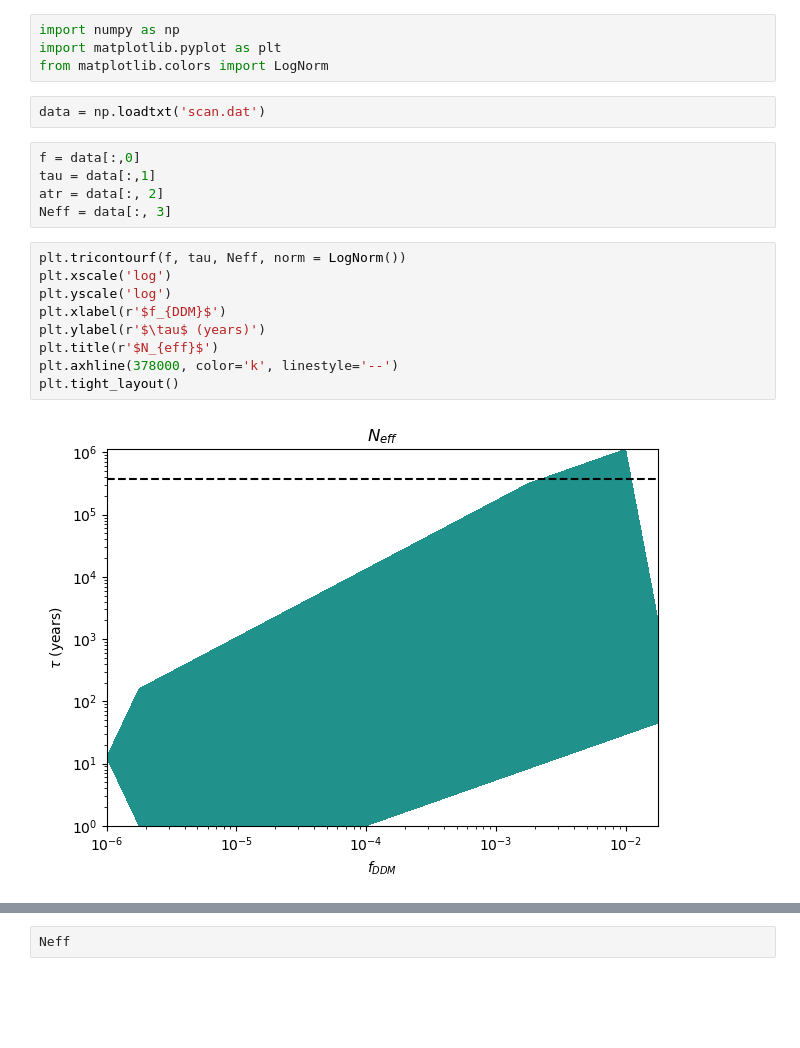
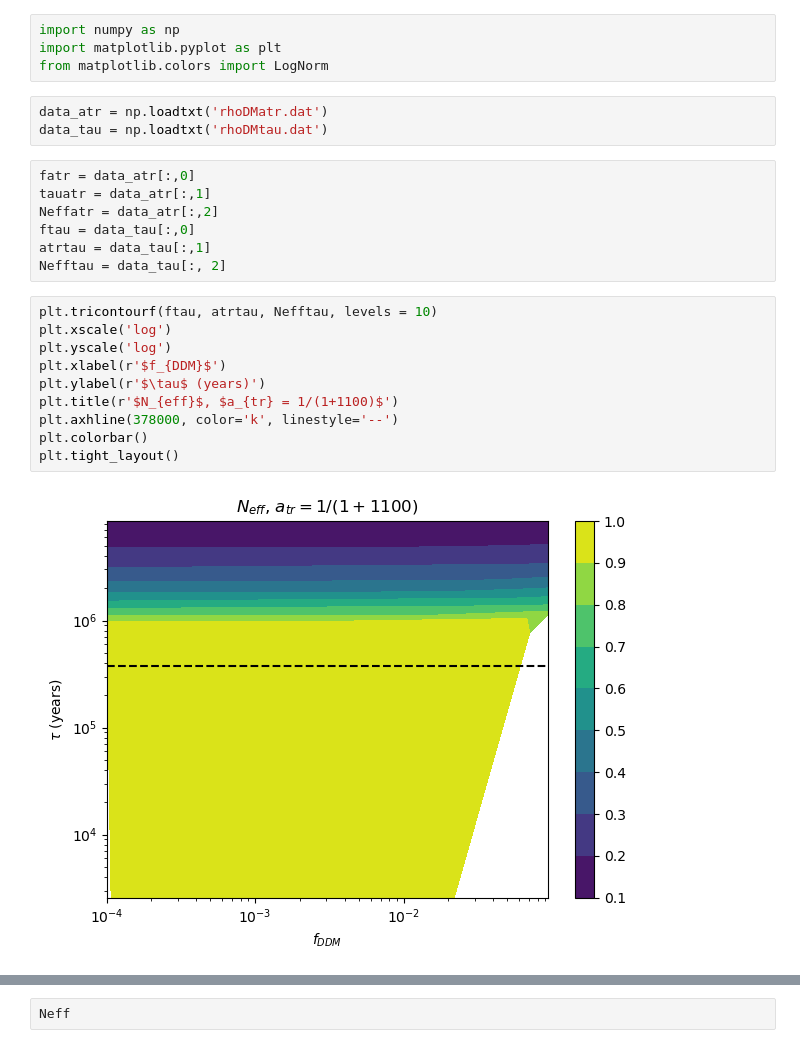
Before and after one commit to KoniOKoni/COFI, a Jupyter notebook: Untitled.ipynb, the cells around one changed output, grey strips where cells are left out. Saved outputs shown, nothing was run; the diff lists cells and outputs as text; blank space fills up the shorter version.

```diff
--- a/Untitled.ipynb
+++ b/Untitled.ipynb
@@ -3,21 +3,25 @@ import numpy as np
 import matplotlib.pyplot as plt
 from matplotlib.colors import LogNorm
 # %%
-data = np.loadtxt('scan.dat')
+data_atr = np.loadtxt('rhoDMatr.dat')
+data_tau = np.loadtxt('rhoDMtau.dat')
 # %%
-f = data[:,0]
-tau = data[:,1]
-atr = data[:, 2]
-Neff = data[:, 3]
+fatr = data_atr[:,0]
+tauatr = data_atr[:,1]
+Neffatr = data_atr[:,2]
+ftau = data_tau[:,0]
+atrtau = data_tau[:,1]
+Nefftau = data_tau[:, 2]
 # %%
-plt.tricontourf(f, tau, Neff, norm = LogNorm())
+plt.tricontourf(ftau, atrtau, Nefftau, levels = 10)
 plt.xscale('log')
 plt.yscale('log')
 plt.xlabel(r'$f_{DDM}$')
 plt.ylabel(r'$\tau$ (years)')
-plt.title(r'$N_{eff}$')
+plt.title(r'$N_{eff}$, $a_{tr} = 1/(1+1100)$')
 plt.axhline(378000, color='k', linestyle='--')
+plt.colorbar()
 plt.tight_layout()
 # %% [output]
-[figure, old version]
+[figure, new version]
 # %%
```
Also changed, not shown: parts of 1 cell of this notebook, 2 other files.
